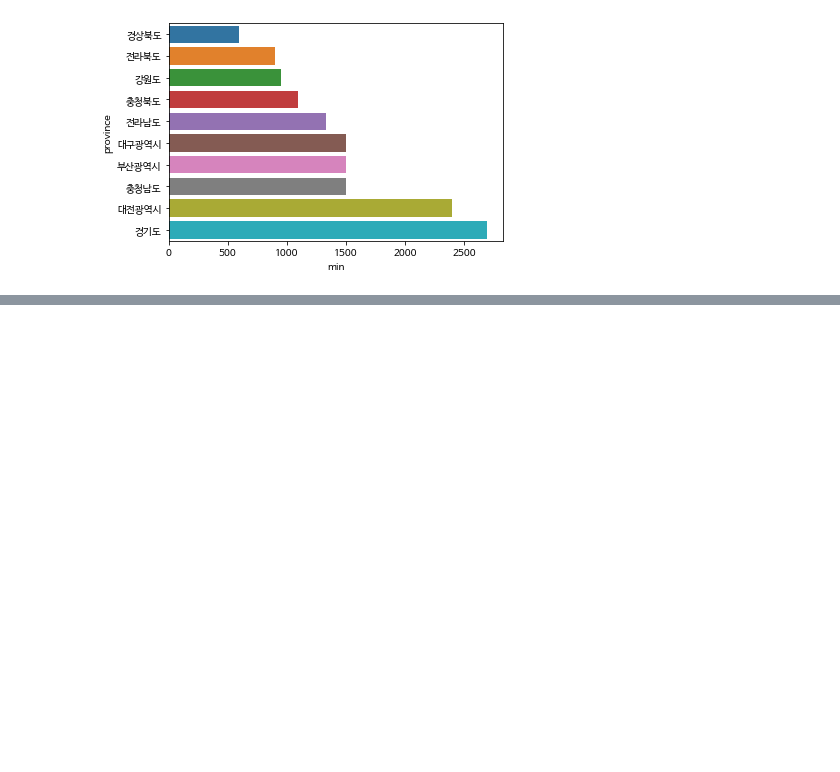
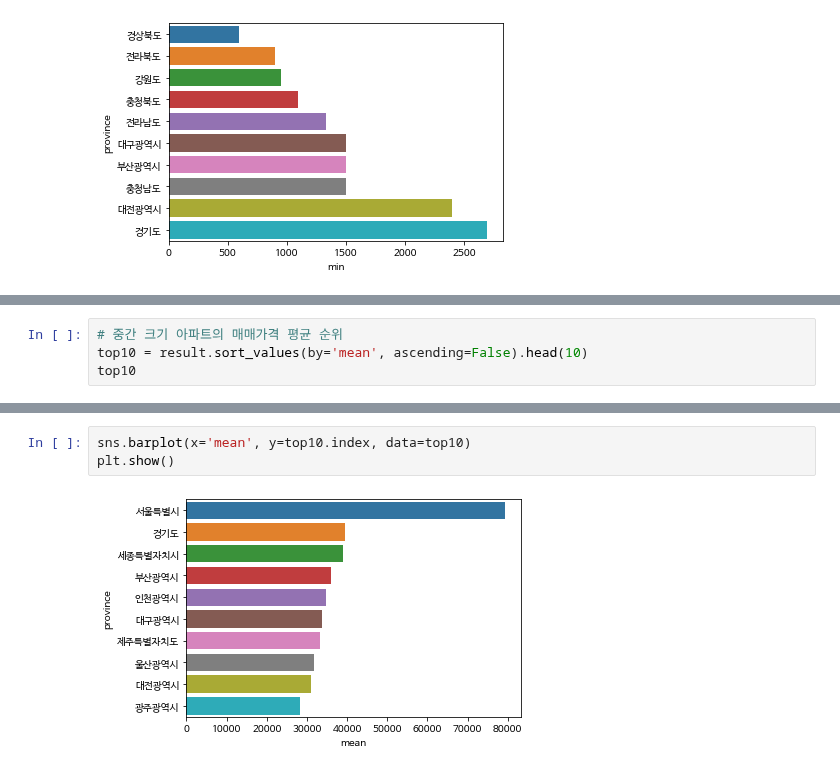
Before and after one commit to sejinseo/Itwill_Python, a Jupyter notebook: py26_apt.ipynb, the cells around one changed output, grey strips where cells are left out. Saved outputs shown, nothing was run; the diff lists cells and outputs as text; blank space fills up the shorter version.

```diff
--- a/py26_apt.ipynb
+++ b/py26_apt.ipynb
@@ -400,0 +463,4 @@ plt.show()
+# %%
+# 중간 크기 아파트의 매매가격 평균 순위
+top10 = result.sort_values(by='mean', ascending=False).head(10)
+top10
@@ -400,0 +480,5 @@ plt.show()
+# %%
+sns.barplot(x='mean', y=top10.index, data=top10)
+plt.show()
+# %% [output]
+[figure, added]
```
Also changed, not shown: parts of 43 cells of this notebook.
